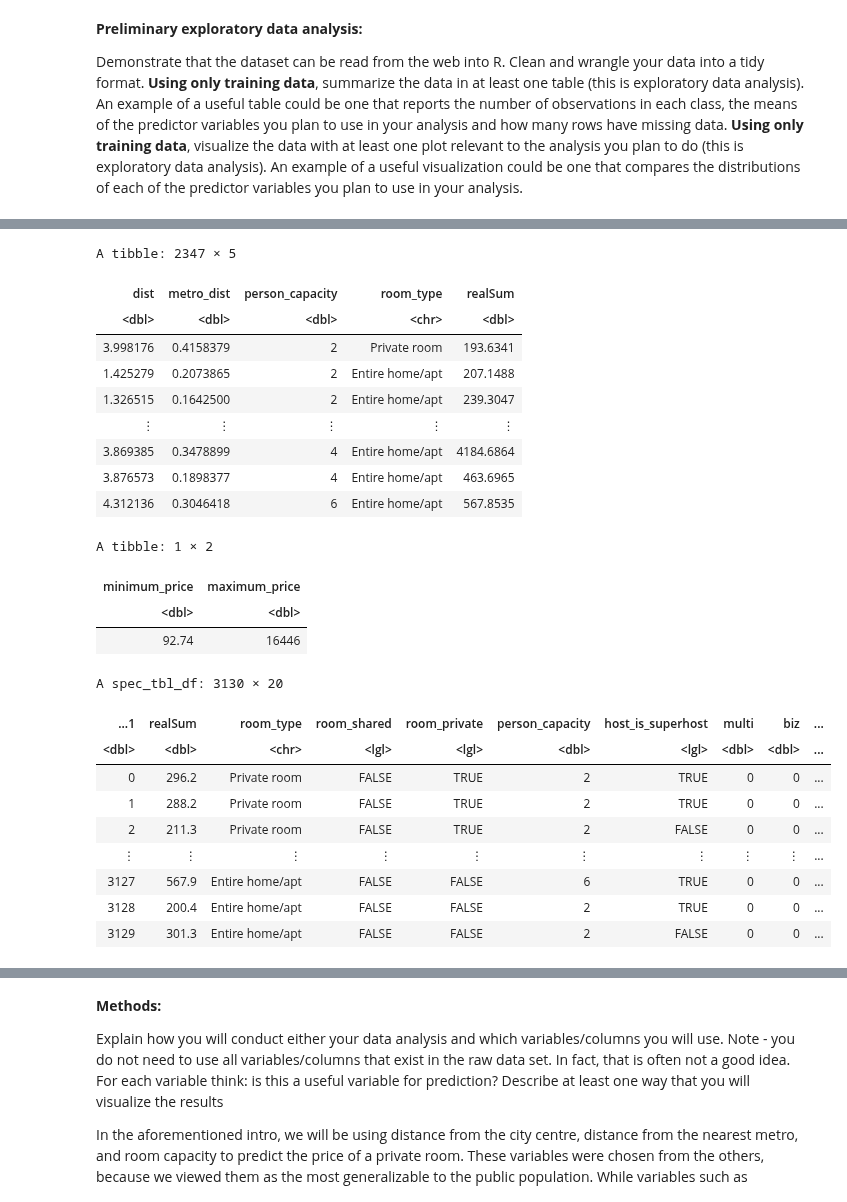
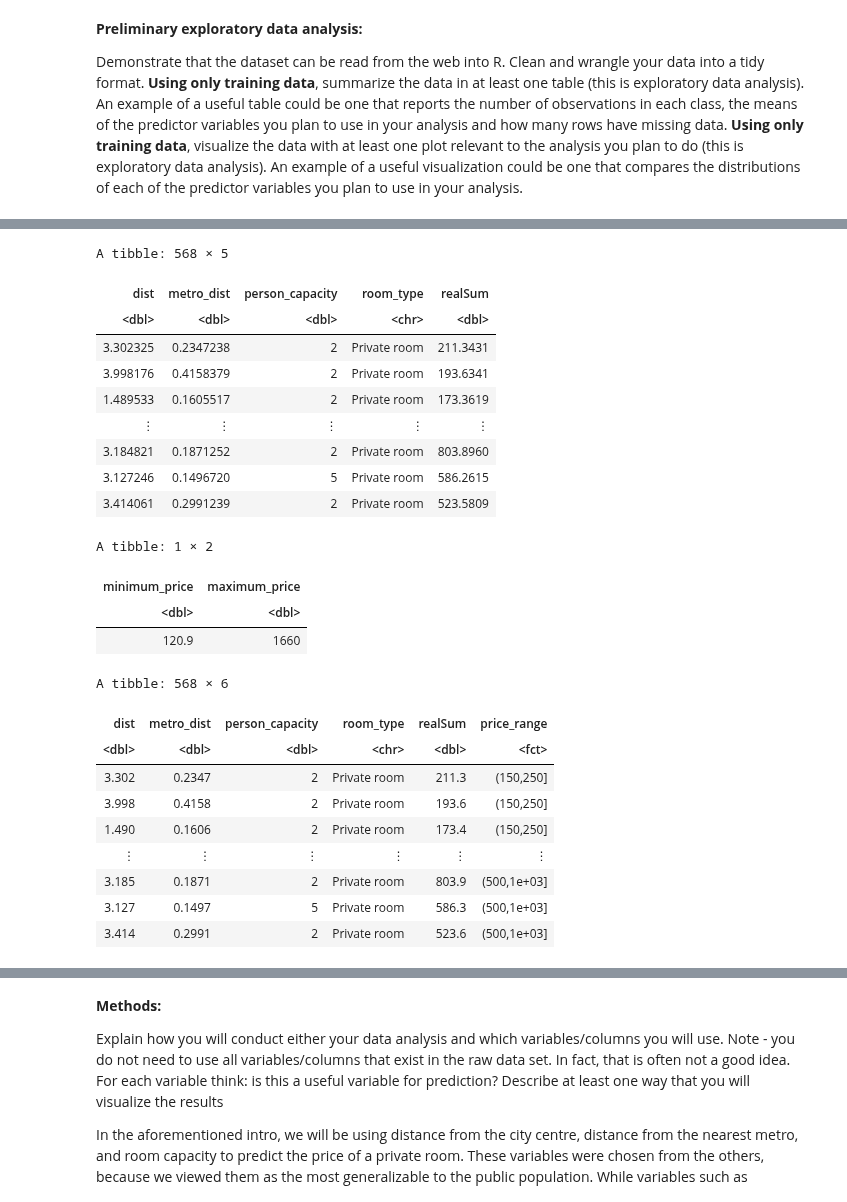
Before and after one commit to chadsc79/dsci-100-2022w2-group-7-section-005, a Jupyter notebook: dsci100_group_project_proposal_005_group_7.ipynb, the cells around one changed output, grey strips where cells are left out. Saved outputs shown, nothing was run; the diff lists cells and outputs as text; code cells hidden in the pictures.

```diff
--- a/dsci100_group_project_proposal_005_group_7.ipynb
+++ b/dsci100_group_project_proposal_005_group_7.ipynb
@@ -102,19 +102,20 @@ A tibble: 2347 × 20
 | 3127 | 567.8535 | Entire home/apt | FALSE | FALSE | 6 | TRUE | 0 | 0 | ... |
 # %%
 #select variables to predict the data
-paris_training_dataset <- select(paris_train, dist, metro_dist, person_capacity, room_type, realSum)
+paris_training_dataset <- select(paris_train, dist, metro_dist, person_capacity, room_type, realSum)|>
+filter(room_type == "Private room")
 paris_training_dataset
 # %% [output]
-A tibble: 2347 × 5
+A tibble: 568 × 5
 | dist | metro_dist | person_capacity | room_type | realSum |
 | <dbl> | <dbl> | <dbl> | <chr> | <dbl> |
+| 3.302325 | 0.2347238 | 2 | Private room | 211.3431 |
 | 3.998176 | 0.4158379 | 2 | Private room | 193.6341 |
-| 1.425279 | 0.2073865 | 2 | Entire home/apt | 207.1488 |
-| 1.326515 | 0.1642500 | 2 | Entire home/apt | 239.3047 |
+| 1.489533 | 0.1605517 | 2 | Private room | 173.3619 |
 | ⋮ | ⋮ | ⋮ | ⋮ | ⋮ |
-| 3.869385 | 0.3478899 | 4 | Entire home/apt | 4184.6864 |
-| 3.876573 | 0.1898377 | 4 | Entire home/apt | 463.6965 |
-| 4.312136 | 0.3046418 | 6 | Entire home/apt | 567.8535 |
+| 3.184821 | 0.1871252 | 2 | Private room | 803.8960 |
+| 3.127246 | 0.1496720 | 5 | Private room | 586.2615 |
+| 3.414061 | 0.2991239 | 2 | Private room | 523.5809 |
 # %%
 #find the min/max of the dataset
 options(digits= 4)
@@ -126,19 +127,19 @@ min_max_prices
 A tibble: 1 × 2
 | minimum_price | maximum_price |
 | <dbl> | <dbl> |
-| 92.74 | 16446 |
+| 120.9 | 1660 |
 # %%
 #create price ranges to be predicted
 paris_training_dataset$price_range <- cut(paris_training_dataset$realSum, breaks = c(0, 150, 250, 500, 1000, 2000, 5000, 10000, 15000))
-paris_dataset
+paris_training_dataset
 # %% [output]
-A spec_tbl_df: 3130 × 20
+A tibble: 568 × 6
-| ...1 | realSum | room_type | room_shared | room_private | person_capacity | host_is_superhost | multi | biz | ... |
-| <dbl> | <dbl> | <chr> | <lgl> | <lgl> | <dbl> | <lgl> | <dbl> | <dbl> | ... |
-| 0 | 296.2 | Private room | FALSE | TRUE | 2 | TRUE | 0 | 0 | ... |
-| 1 | 288.2 | Private room | FALSE | TRUE | 2 | TRUE | 0 | 0 | ... |
-| 2 | 211.3 | Private room | FALSE | TRUE | 2 | FALSE | 0 | 0 | ... |
-| ⋮ | ⋮ | ⋮ | ⋮ | ⋮ | ⋮ | ⋮ | ⋮ | ⋮ | ... |
-| 3127 | 567.9 | Entire home/apt | FALSE | FALSE | 6 | TRUE | 0 | 0 | ... |
-| 3128 | 200.4 | Entire home/apt | FALSE | FALSE | 2 | TRUE | 0 | 0 | ... |
-| 3129 | 301.3 | Entire home/apt | FALSE | FALSE | 2 | FALSE | 0 | 0 | ... |
+| dist | metro_dist | person_capacity | room_type | realSum | price_range |
+| <dbl> | <dbl> | <dbl> | <chr> | <dbl> | <fct> |
+| 3.302 | 0.2347 | 2 | Private room | 211.3 | (150,250] |
+| 3.998 | 0.4158 | 2 | Private room | 193.6 | (150,250] |
+| 1.490 | 0.1606 | 2 | Private room | 173.4 | (150,250] |
+| ⋮ | ⋮ | ⋮ | ⋮ | ⋮ | ⋮ |
+| 3.185 | 0.1871 | 2 | Private room | 803.9 | (500,1e+03] |
+| 3.127 | 0.1497 | 5 | Private room | 586.3 | (500,1e+03] |
+| 3.414 | 0.2991 | 2 | Private room | 523.6 | (500,1e+03] |
```
Also changed, not shown: parts of 5 cells of this notebook.
